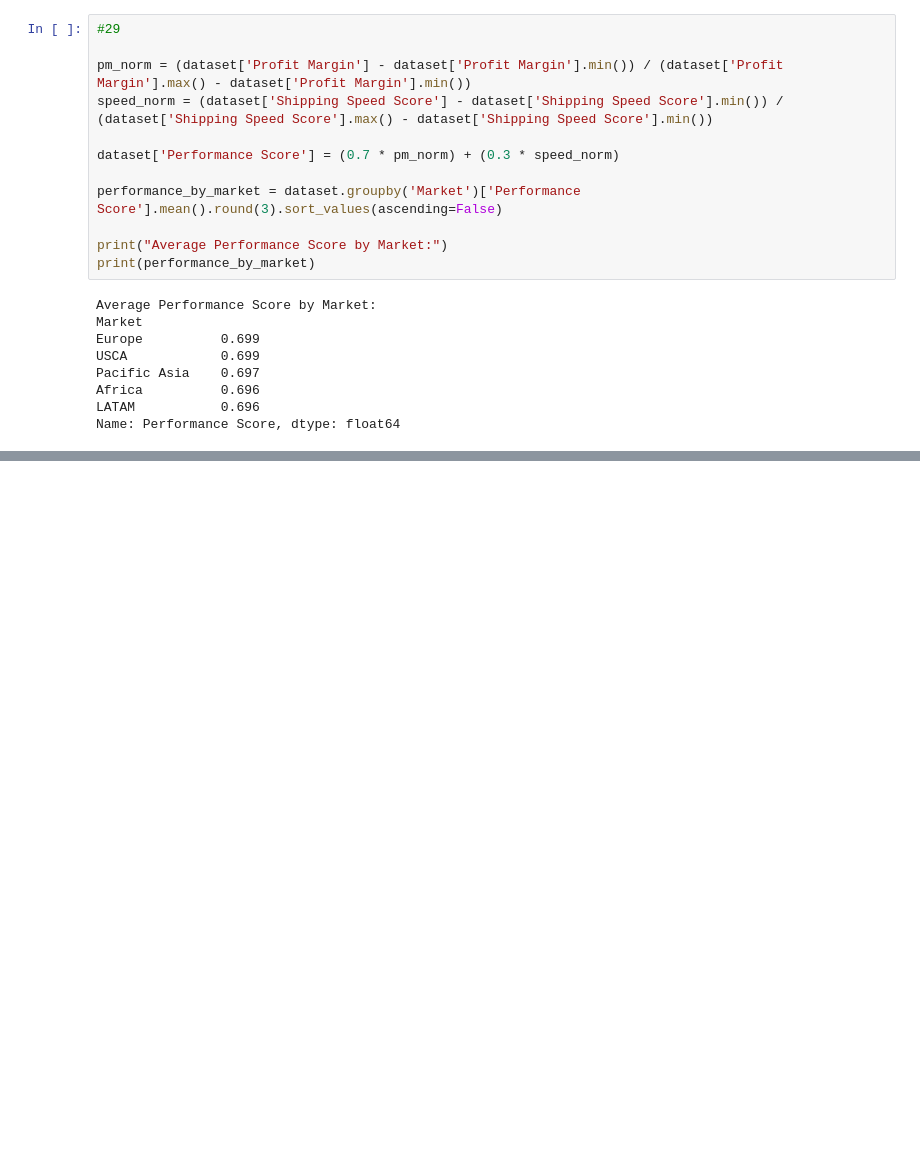
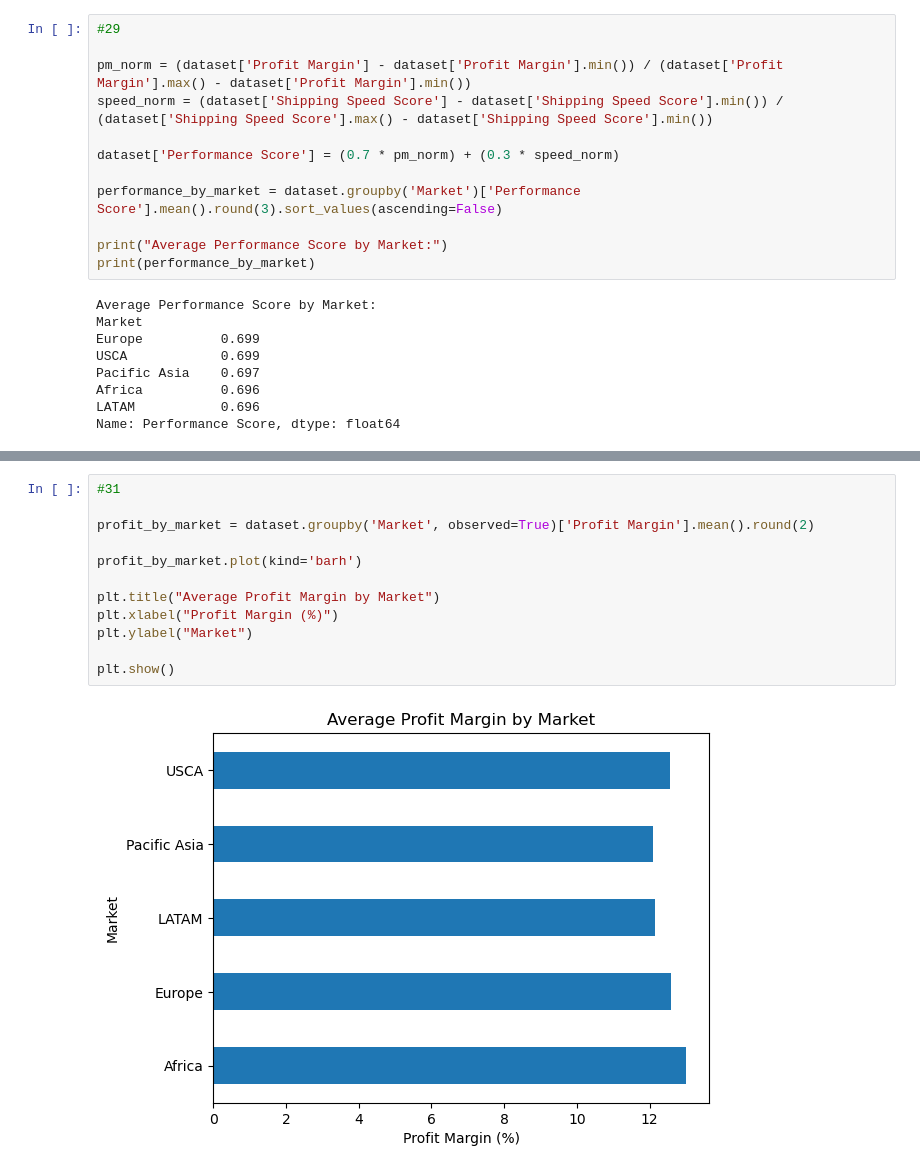
Before and after one commit to AriaRahman/PYTHON_FinalProject, a Jupyter notebook: analysis.ipynb, the cells around one changed output, grey strips where cells are left out. Drawn from its saved outputs; the diff is of its cells as text; blank space fills up the shorter version.

```diff
--- a/analysis.ipynb
+++ b/analysis.ipynb
@@ -536,0 +565,14 @@ Name: Performance Score, dtype: float64
+# %%
+#31
+
+profit_by_market = dataset.groupby('Market', observed=True)['Profit Margin'].mean().round(2)
+
+profit_by_market.plot(kind='barh')
+
+plt.title("Average Profit Margin by Market")
+plt.xlabel("Profit Margin (%)")
+plt.ylabel("Market")
+
+plt.show()
+# %% [output]
+[figure, added]
```
Also changed, not shown: parts of 7 cells of this notebook.
